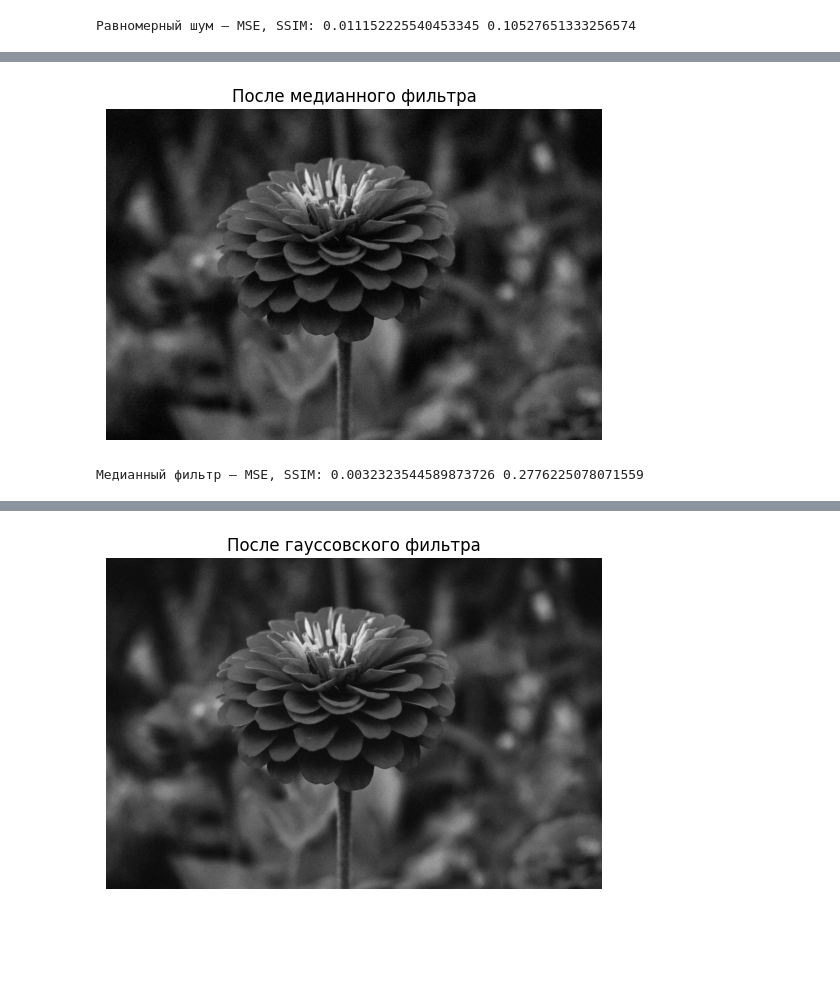
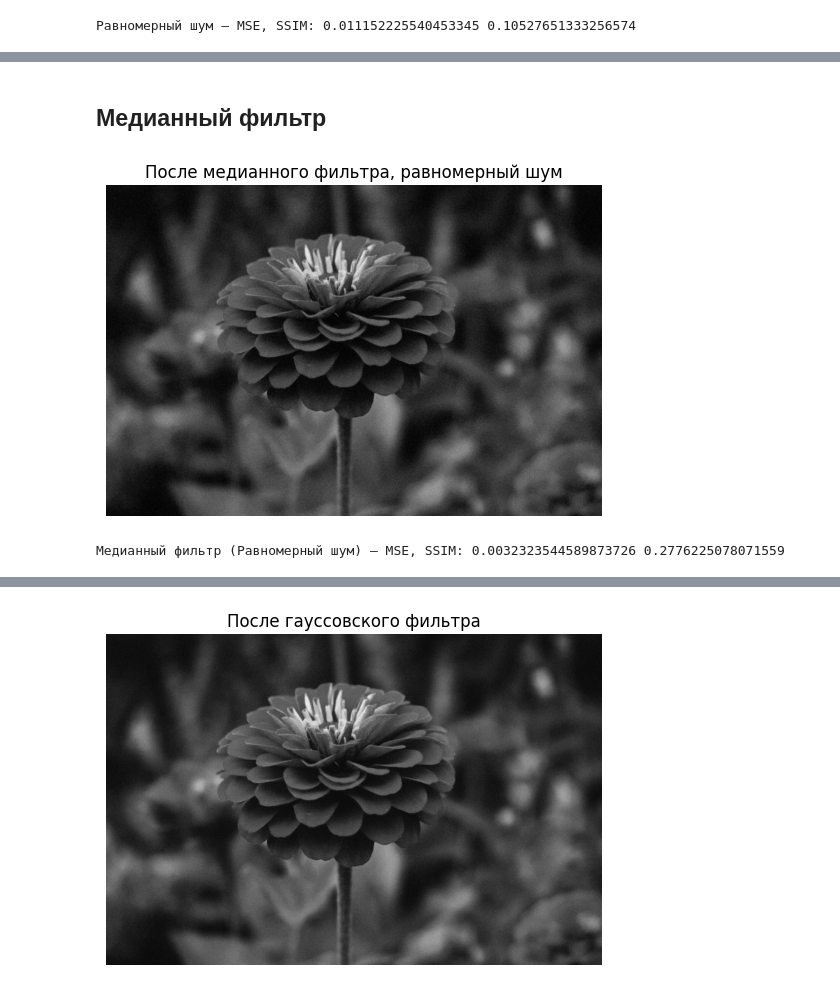
Before and after one commit to hardw3q/image-processing-unn, a Jupyter notebook: Practice_2/DE_IP_2024_Task_2.ipynb, the cells around one changed output, grey strips where cells are left out. Saved outputs shown, nothing was run; the diff lists cells and outputs as text; code cells hidden in the pictures; blank space fills up the shorter version.

```diff
--- a/Practice_2/DE_IP_2024_Task_2.ipynb
+++ b/Practice_2/DE_IP_2024_Task_2.ipynb
@@ -208,18 +236,22 @@ print("Равномерный шум — MSE, SSIM:", mse_uniform, ssim_uniform)
+# %% [markdown]
+## Медианный фильтр
 # %%
+# Удаление равномерного шума медианным фильтром
 denoised_median = cv2.medianBlur(image_noisy_uniform, ksize=3)
 
 plt.imshow(denoised_median, cmap="gray")
-plt.title("После медианного фильтра")
+plt.title("После медианного фильтра, равномерный шум")
 plt.axis("off")
 plt.show()
+
 
 image_ref_norm = image_gray.astype(np.float32) / 255.0
 image_median_norm = denoised_median.astype(np.float32) / 255.0
 
 mse_median = mean_squared_error(image_ref_norm, image_median_norm)
 ssim_median, diff_median = structural_similarity(image_ref_norm, image_median_norm, full=True, data_range=1.0)
 
-print("Медианный фильтр — MSE, SSIM:", mse_median, ssim_median)
+print("Медианный фильтр (Равномерный шум) — MSE, SSIM:", mse_median, ssim_median)
 # %% [output]
-[figure, old version]
+[figure, new version]
-Медианный фильтр — MSE, SSIM: 0.0032323544589873726 0.2776225078071559
+Медианный фильтр (Равномерный шум) — MSE, SSIM: 0.0032323544589873726 0.2776225078071559
```
Also changed, not shown: parts of 16 cells of this notebook.
